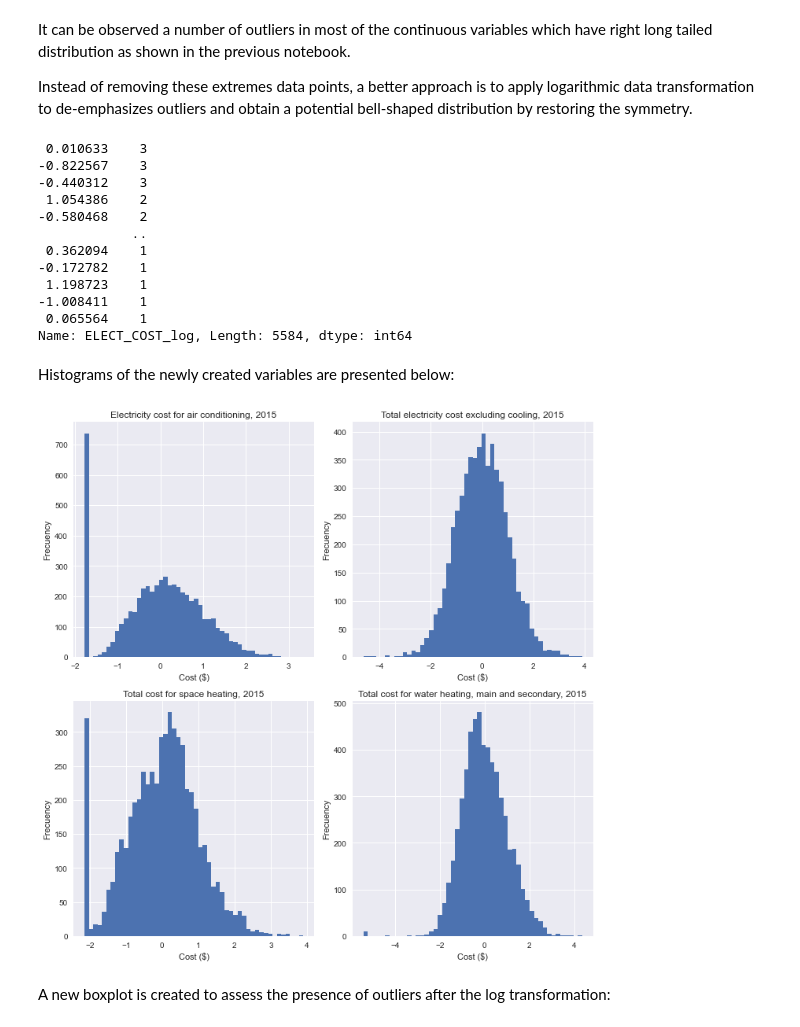
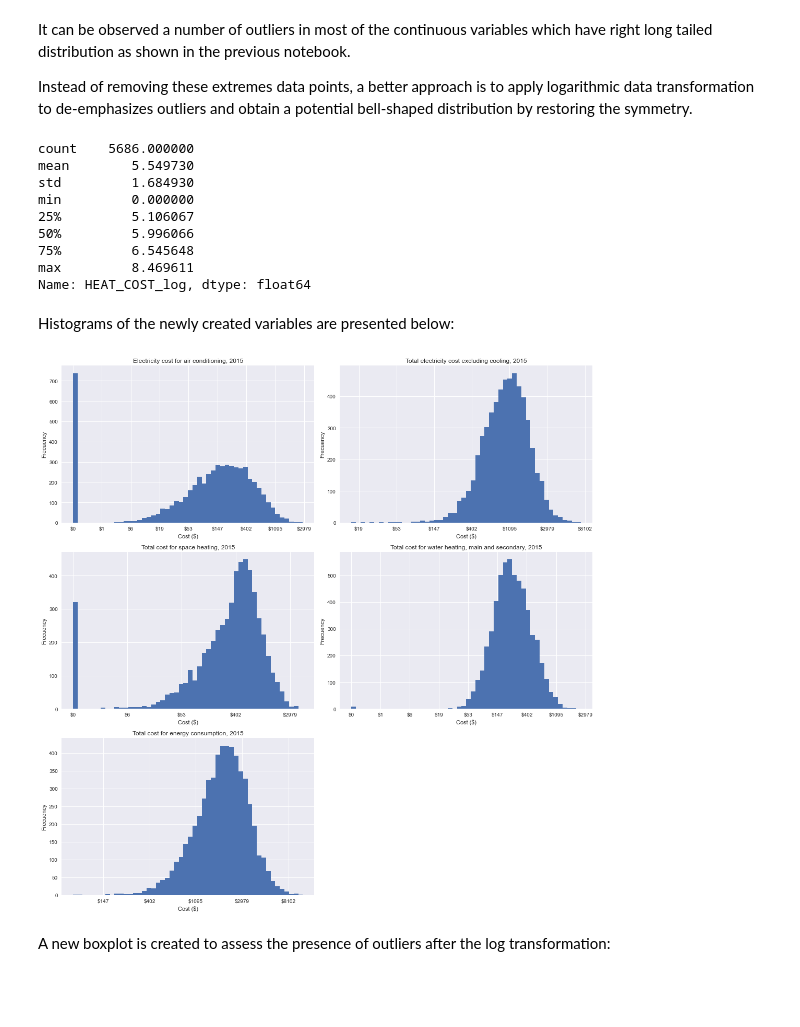
Before and after one commit to jvrnuno/Capstone-2, a Jupyter notebook: notebooks/1B_JNT_cleaning_and_optimization.ipynb, the cells around one changed output. Cells and saved outputs as stored; diff of their text form; code cells hidden in the pictures; blank space fills up the shorter version.

```diff
--- a/notebooks/1B_JNT_cleaning_and_optimization.ipynb
+++ b/notebooks/1B_JNT_cleaning_and_optimization.ipynb
@@ -199,59 +185,76 @@ df['HDD65_log'] = log.fit_transform(df[['HDD65']])
 # %%
 # Drop original columns
 
-df.drop(columns=['WATERHEAT_COST', 'FLOOR_AREA', 'HEAT_COST', 'ELECT_COST', 'COOL_COST', 'CDD65', 'HDD65'], inplace=True)
+df.drop(columns=['WATERHEAT_COST', 'FLOOR_AREA', 'HEAT_COST',
+                 'ELECT_COST', 'COOL_COST', 'TOT_COST'], inplace=True)
 # %%
 # Check values in a random newly created variable from log transformation
 
-df['ELECT_COST_log'].value_counts()
+df['HEAT_COST_log'].describe()
 # %% [output]
- 0.010633    3
--0.822567    3
--0.440312    3
- 1.054386    2
--0.580468    2
-            ..
- 0.362094    1
--0.172782    1
- 1.198723    1
--1.008411    1
- 0.065564    1
-Name: ELECT_COST_log, Length: 5584, dtype: int64
+count    5686.000000
+mean        5.549730
+std         1.684930
+min         0.000000
+25%         5.106067
+50%         5.996066
+75%         6.545648
+max         8.469611
+Name: HEAT_COST_log, dtype: float64
 # %% [markdown]
 Histograms of the newly created variables are presented below:
 # %%
 # Plot histograms of log transformed utility spending variables
 
-fig = plt.figure(figsize=(10,10), dpi=72) # Create figure
+fig = plt.figure(figsize=(15,15), dpi=72) # Create figure
+formatter = ticker.FuncFormatter(lambda x, pos: '$%d' % (np.exp(x)-1))
 
-plt.subplot(2,2,1)
+# Plot cooling costs
+ax1 = plt.subplot(3,2,1)
 plt.hist(df['COOL_COST_log'], bins=50)
 plt.title('Electricity cost for air conditioning, 2015')
 plt.xlabel('Cost ($)')
 plt.ylabel('Frecuency')
 
-plt.subplot(2,2,2)
+# Format y and x axis to reproduce legible log scale
+ax1.xaxis.set_major_formatter(formatter)
+
+# Plot electricity costs
+ax2 = plt.subplot(3,2,2)
 plt.hist(df['ELECT_COST_log'], bins=50)
 plt.title('Total electricity cost excluding cooling, 2015')
 plt.xlabel('Cost ($)')
 plt.ylabel('Frecuency')
+ax2.xaxis.set_major_formatter(formatter)
 
-plt.subplot(2,2,3)
+# Plot heating costs
+ax3 = plt.subplot(3,2,3)
 plt.hist(df['HEAT_COST_log'], bins=50)
 plt.title('Total cost for space heating, 2015')
 plt.xlabel('Cost ($)')
 plt.ylabel('Frecuency')
+ax3.xaxis.set_major_formatter(formatter)
 
-plt.subplot(2,2,4)
+# Plot water heating costs
+ax4 = plt.subplot(3,2,4)
 plt.hist(df['WATERHEAT_COST_log'], bins=50)
 plt.title('Total cost for water heating, main and secondary, 2015')
 plt.xlabel('Cost ($)')
 plt.ylabel('Frecuency')
+ax4.xaxis.set_major_formatter(formatter)
+
+# Plot total costs
+ax5 = plt.subplot(3,2,5)
+plt.hist(df['TOT_COST_log'], bins=50)
+plt.title('Total cost for energy consumption, 2015')
+plt.xlabel('Cost ($)')
+plt.ylabel('Frecuency')
+ax5.xaxis.set_major_formatter(formatter)
 
 plt.tight_layout()
 plt.show()
 # %% [output]
-[figure, old version]
+[figure, new version]
 # %% [markdown]
 A new boxplot is created to assess the presence of outliers after the log transformation:
 # %%
```
Also changed, not shown: parts of 12 cells of this notebook.
